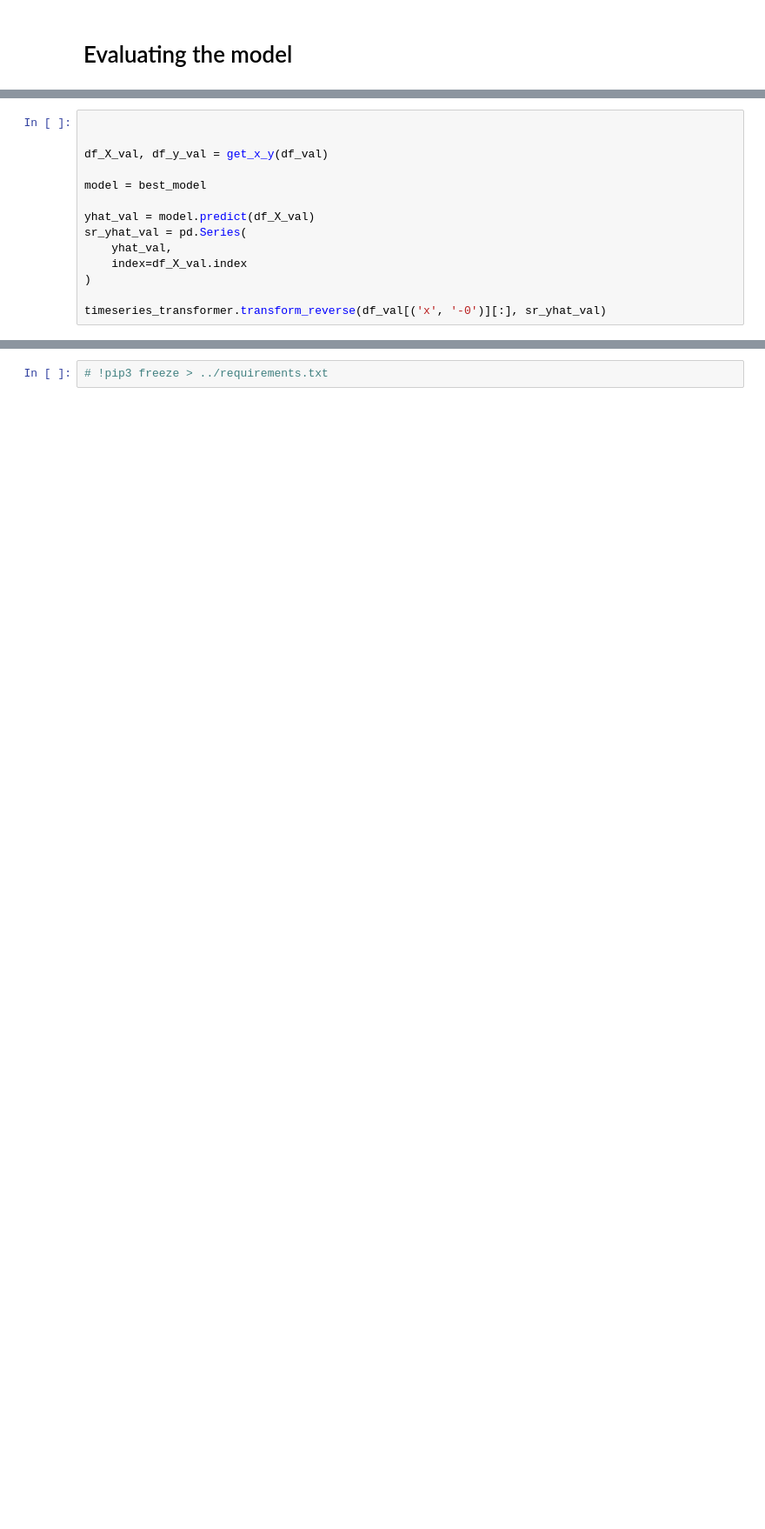
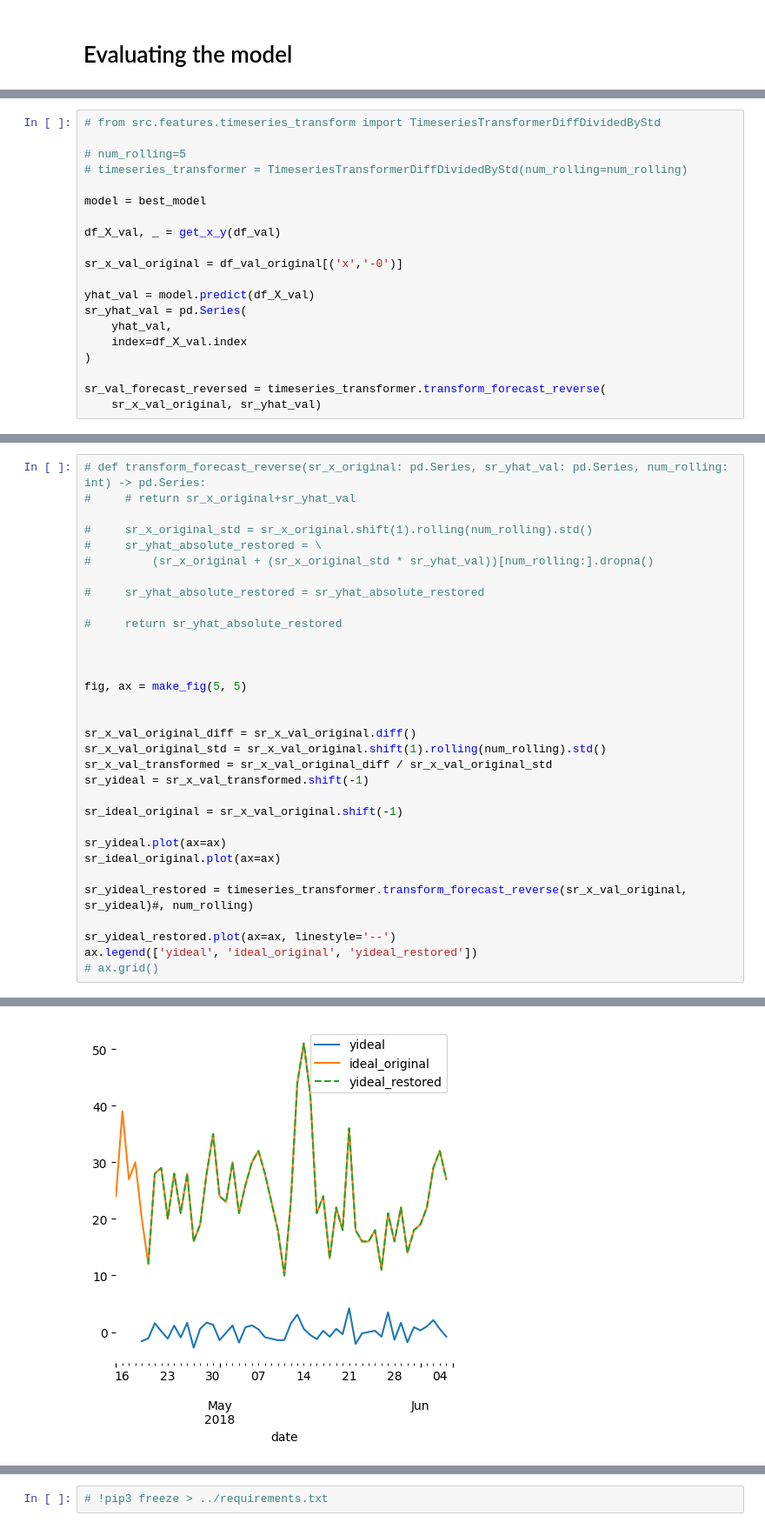
Before and after one commit to dip-scd/sales-forecasting, a Jupyter notebook: notebooks/2-forecasting.ipynb, the cells around one changed output, grey strips where cells are left out. Shown at 87% size. Cells and saved outputs as stored; diff of their text form; blank space fills up the shorter version.

```diff
--- a/notebooks/2-forecasting.ipynb
+++ b/notebooks/2-forecasting.ipynb
@@ -437,9 +464,14 @@ for df in [df_train_original, df_val_original, df_test_original]:
 # %%
+# from src.features.timeseries_transform import TimeseriesTransformerDiffDividedByStd
 
-
-df_X_val, df_y_val = get_x_y(df_val)
+# num_rolling=5
+# timeseries_transformer = TimeseriesTransformerDiffDividedByStd(num_rolling=num_rolling)
 
 model = best_model
+
+df_X_val, _ = get_x_y(df_val)
+
+sr_x_val_original = df_val_original[('x','-0')]
 
 yhat_val = model.predict(df_X_val)
 sr_yhat_val = pd.Series(
@@ -447,4 +479,5 @@ sr_yhat_val = pd.Series(
     index=df_X_val.index
 )
 
-timeseries_transformer.transform_reverse(df_val[('x', '-0')][:], sr_yhat_val)
+sr_val_forecast_reversed = timeseries_transformer.transform_forecast_reverse(
+    sr_x_val_original, sr_yhat_val)
@@ -508,0 +484,33 @@ Freq: D, Name: (x, -0), dtype: float64
+# %%
+# def transform_forecast_reverse(sr_x_original: pd.Series, sr_yhat_val: pd.Series, num_rolling: int) -> pd.Series:
+#     # return sr_x_original+sr_yhat_val
+
+#     sr_x_original_std = sr_x_original.shift(1).rolling(num_rolling).std()
+#     sr_yhat_absolute_restored = \
+#         (sr_x_original + (sr_x_original_std * sr_yhat_val))[num_rolling:].dropna()
+
+#     sr_yhat_absolute_restored = sr_yhat_absolute_restored
+
+#     return sr_yhat_absolute_restored
+
+
+
+fig, ax = make_fig(5, 5)
+
+
+sr_x_val_original_diff = sr_x_val_original.diff()
+sr_x_val_original_std = sr_x_val_original.shift(1).rolling(num_rolling).std()
+sr_x_val_transformed = sr_x_val_original_diff / sr_x_val_original_std
+sr_yideal = sr_x_val_transformed.shift(-1)
+
+sr_ideal_original = sr_x_val_original.shift(-1)
+
+sr_yideal.plot(ax=ax)
+sr_ideal_original.plot(ax=ax)
+
+sr_yideal_restored = timeseries_transformer.transform_forecast_reverse(sr_x_val_original, sr_yideal)#, num_rolling)
+
+sr_yideal_restored.plot(ax=ax, linestyle='--')
+ax.legend(['yideal', 'ideal_original', 'yideal_restored'])
+# ax.grid()
+# %% [output]
@@ -508,0 +518 @@ Freq: D, Name: (x, -0), dtype: float64
+[figure, added]
```
Also changed, not shown: parts of 22 cells of this notebook, 2 other files.
